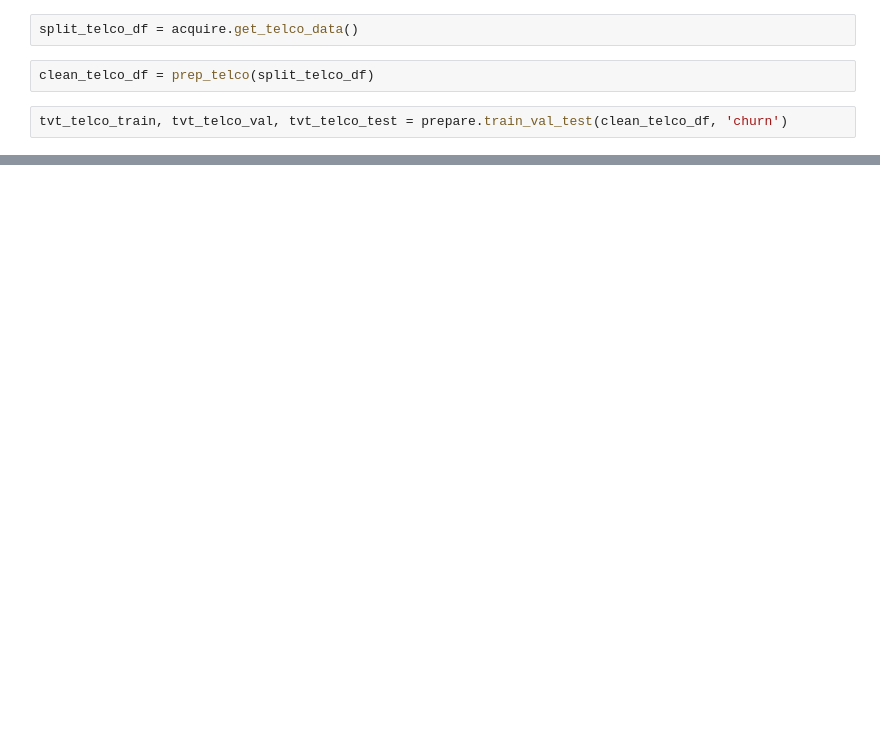
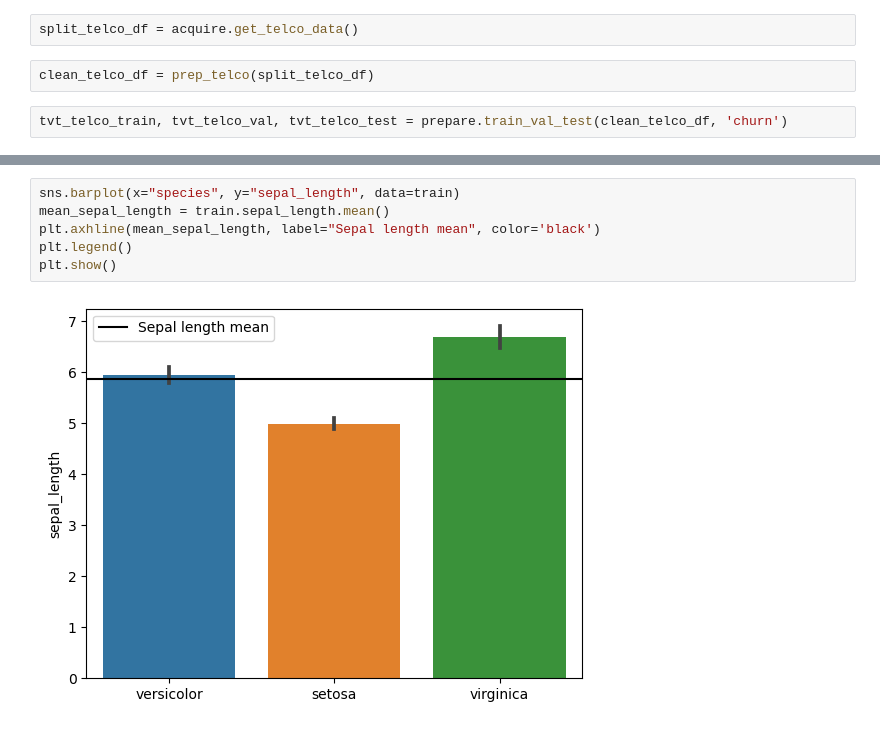
Before and after one commit to SHAWNSMITH16/classification_exercises, a Jupyter notebook: classification_exercises.ipynb, the cells around one changed output, grey strips where cells are left out. Drawn from its saved outputs; the diff is of its cells as text; blank space fills up the shorter version.

```diff
--- a/classification_exercises.ipynb
+++ b/classification_exercises.ipynb
@@ -632,0 +397,8 @@ tvt_telco_train.shape, tvt_telco_val.shape, tvt_telco_test.shape
+# %%
+sns.barplot(x="species", y="sepal_length", data=train)
+mean_sepal_length = train.sepal_length.mean()
+plt.axhline(mean_sepal_length, label="Sepal length mean", color='black')
+plt.legend()
+plt.show()
+# %% [output]
+[figure, added]
```
Also changed, not shown: parts of 114 cells of this notebook.
